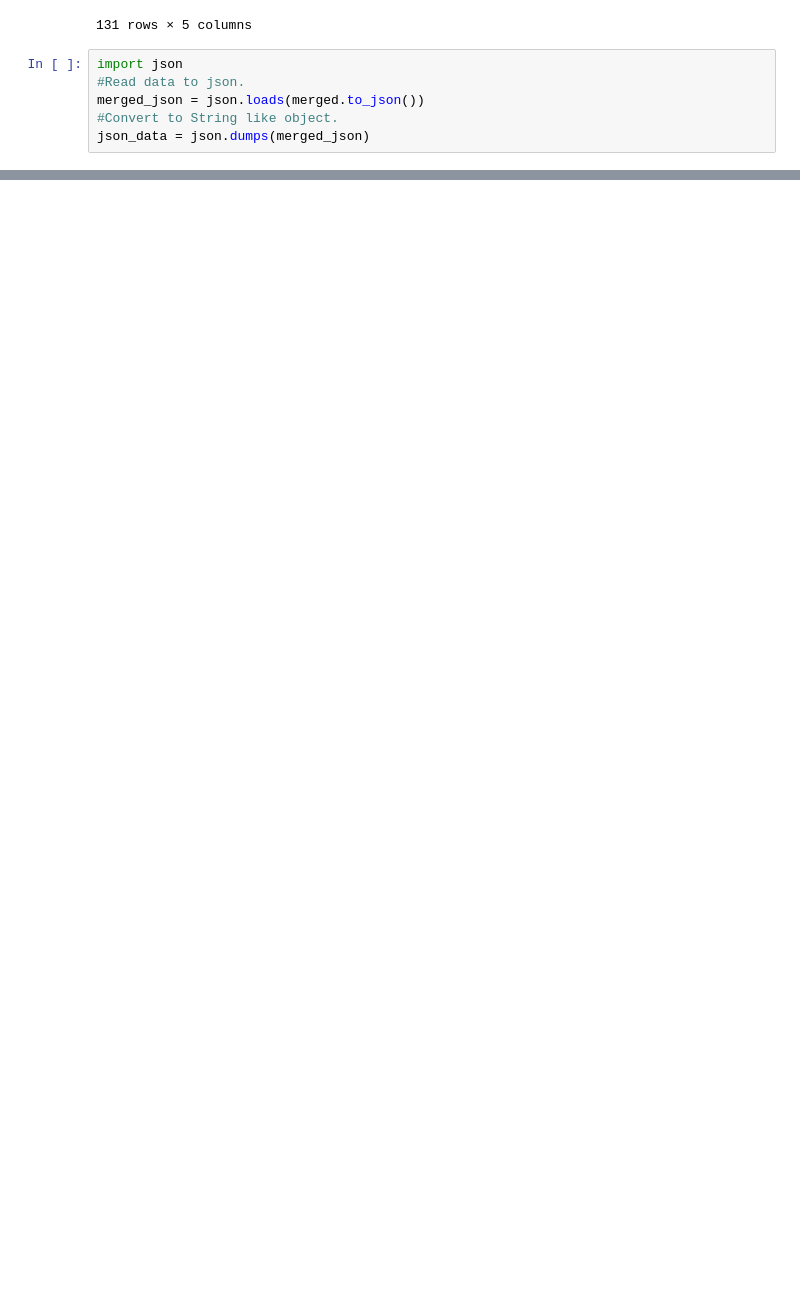
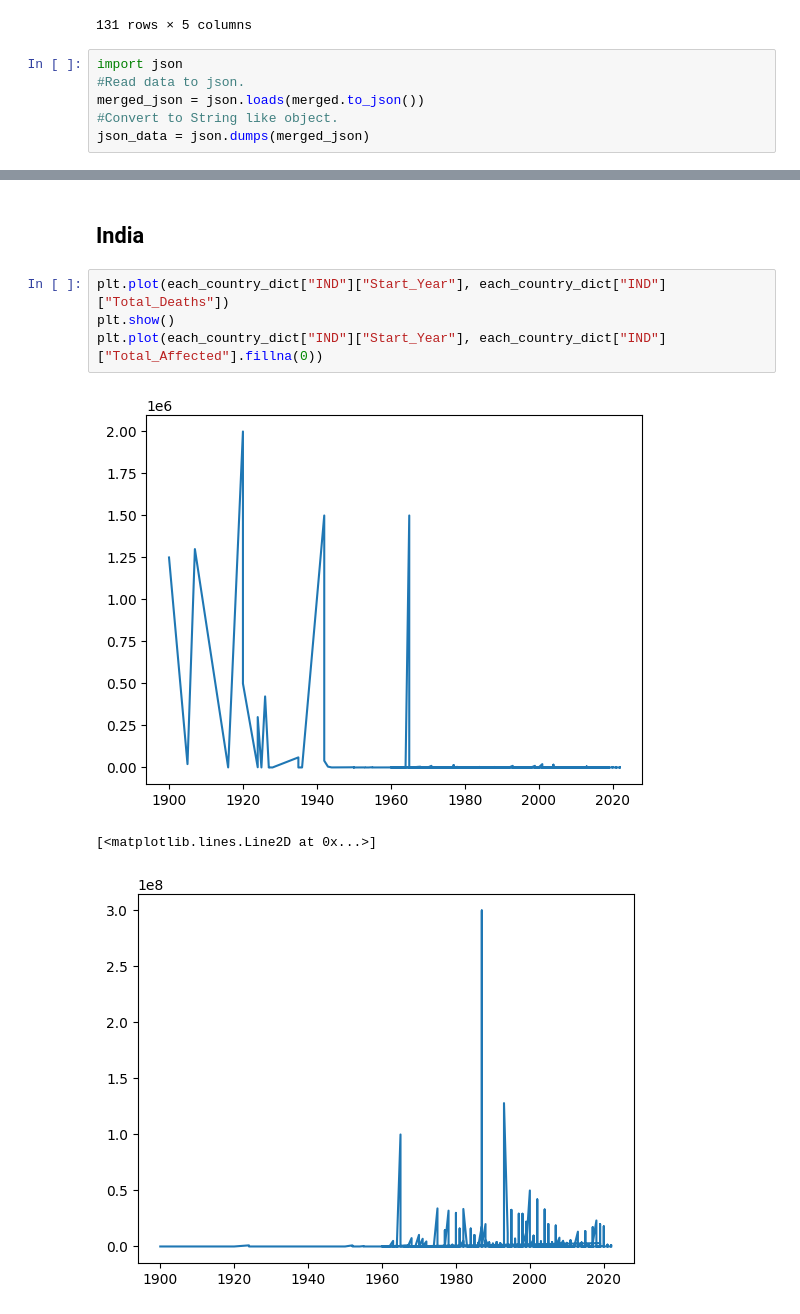
Before and after one commit to r-Files/DOPP, a Jupyter notebook: jupyter_notebooks/lab_question_b.ipynb, the cells around one changed output, grey strips where cells are left out. Drawn from its saved outputs; the diff is of its cells as text; blank space fills up the shorter version.

```diff
--- a/jupyter_notebooks/lab_question_b.ipynb
+++ b/jupyter_notebooks/lab_question_b.ipynb
@@ -152,0 +159,10 @@ Loading BokehJS ...
+# %% [markdown]
+## India
+# %%
+plt.plot(each_country_dict["IND"]["Start_Year"], each_country_dict["IND"]["Total_Deaths"])
+plt.show()
+plt.plot(each_country_dict["IND"]["Start_Year"], each_country_dict["IND"]["Total_Affected"].fillna(0))
+# %% [output]
+[figure, added]
+[<matplotlib.lines.Line2D at 0x...>]
+[figure, added]
```
Also changed, not shown: parts of 8 cells of this notebook.
